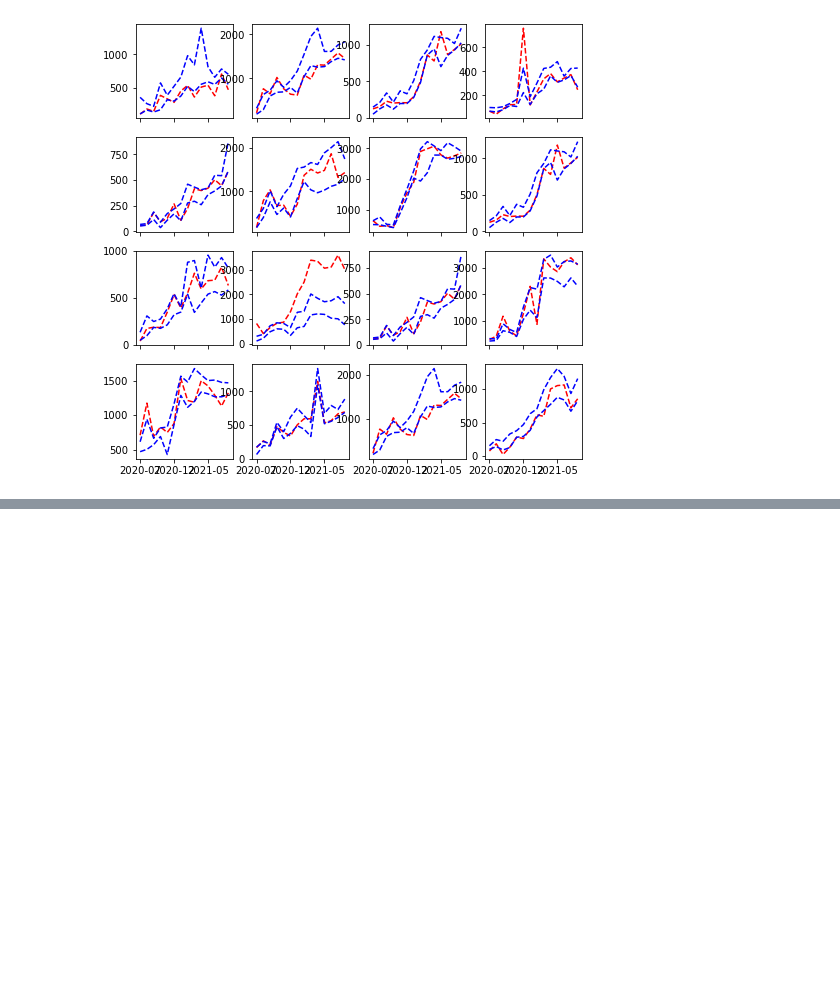
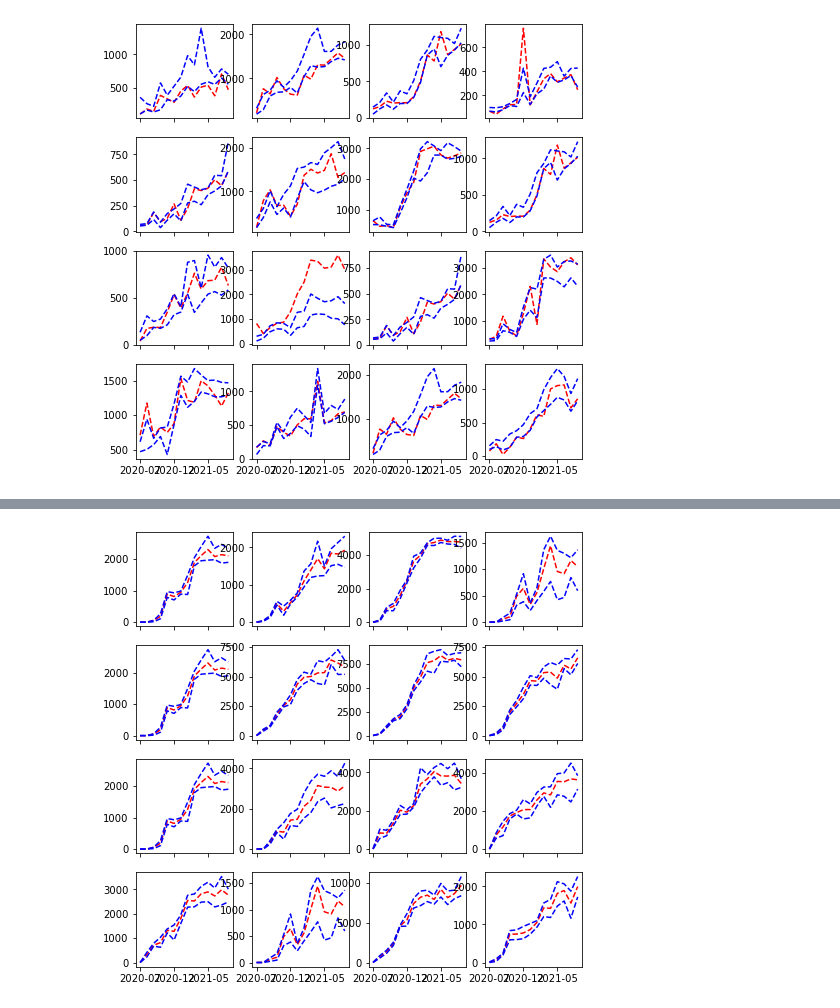
Before and after one commit to StefanKohlbacher/novDatathon, a Jupyter notebook: makeSimpleRegressionModel.ipynb, the cells around one changed output, grey strips where cells are left out. Drawn from its saved outputs; the diff is of its cells as text; code cells hidden in the pictures; blank space fills up the shorter version.

```diff
--- a/makeSimpleRegressionModel.ipynb
+++ b/makeSimpleRegressionModel.ipynb
@@ -865,7 +868,4 @@ def scoreCorrectCv(submissions, groundTruth):
     print('Average accuracy score', np.mean(accScores))
     print('Average confidence score', np.mean(confScores))
     return accScores, confScores
-# %%
-groundTruth = salesTrain[salesTrain['brand'].apply(filterBrands)]
-groundTruth = groundTruth[groundTruth['month'].apply(filterMonths)]
 # %%
@@ -886,0 +887,12 @@ Average confidence score 64.63109782973892
+# %%
+def getAverageSubmission(submissions):
+    sales = []
+    for fold, data in submissions.items():
+        sales.append(data['sales'].values.reshape(-1, 1))
+
+    sales = np.concatenate(sales, axis=1)
+    meanSales = np.mean(sales, axis=1)
+    finalSubmission = submissions[0].copy()
+    finalSubmission.drop('sales', axis=1, inplace=True)
+    finalSubmission['sales'] = meanSales
+    return finalSubmission
@@ -995,3 +1024,5 @@ plotRandomRegions(correctedCvSubmissions[0], 'brand_1', False)
 plotRandomRegions(correctedCvSubmissions[0], 'brand_2', False)
 # %% [output]
 [figure]
+# %%
+finalSubmission = getAverageSubmission(correctedCvSubmissions)
@@ -997,0 +1045,4 @@ plotRandomRegions(correctedCvSubmissions[0], 'brand_2', False)
+# %%
+plotRandomRegions(finalSubmission, 'brand_1', False)
+# %% [output]
+[figure, added]
```
Also changed, not shown: parts of 13 cells of this notebook.
